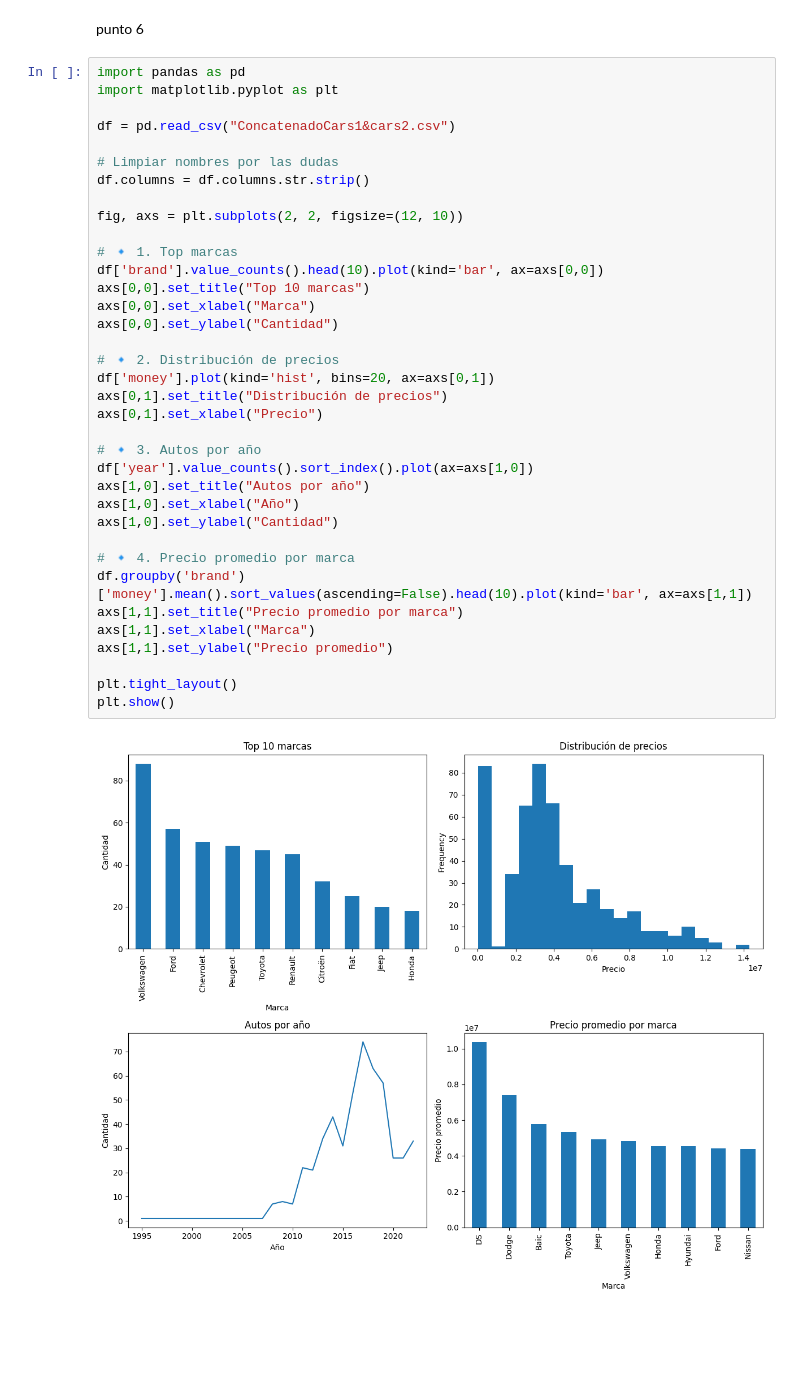
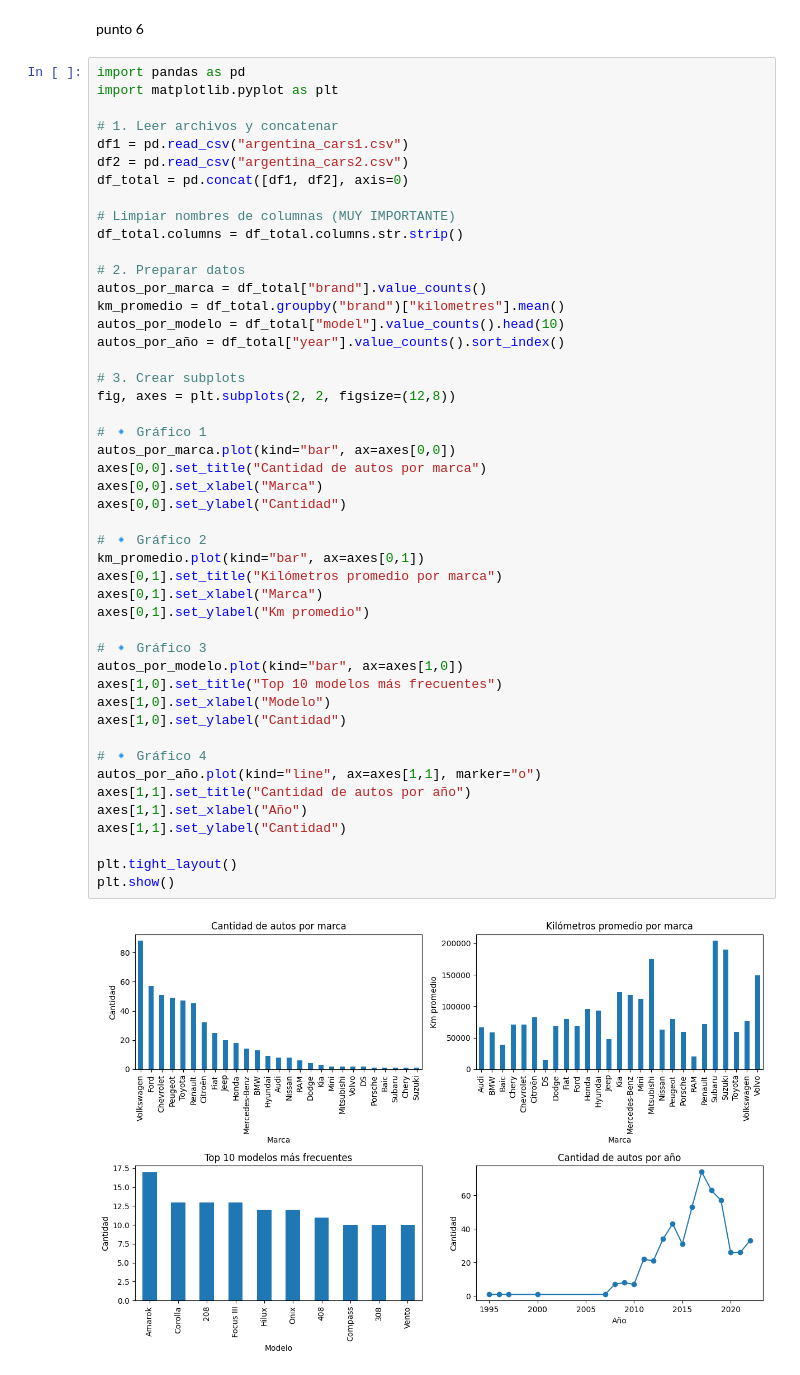
Before and after one commit to juangalletti/Tp4-ProgramacionII, a Jupyter notebook: Tp4-teoria/p1.ipynb, the cells around one changed output. Cells and saved outputs as stored; diff of their text form; blank space fills up the shorter version.

```diff
--- a/Tp4-teoria/p1.ipynb
+++ b/Tp4-teoria/p1.ipynb
@@ -197,38 +195,49 @@ punto 6
 # %%
 import pandas as pd
 import matplotlib.pyplot as plt
 
-df = pd.read_csv("ConcatenadoCars1&cars2.csv")
+# 1. Leer archivos y concatenar
+df1 = pd.read_csv("argentina_cars1.csv")
+df2 = pd.read_csv("argentina_cars2.csv")
+df_total = pd.concat([df1, df2], axis=0)
 
-# Limpiar nombres por las dudas
-df.columns = df.columns.str.strip()
+# Limpiar nombres de columnas (MUY IMPORTANTE)
+df_total.columns = df_total.columns.str.strip()
 
-fig, axs = plt.subplots(2, 2, figsize=(12, 10))
+# 2. Preparar datos
+autos_por_marca = df_total["brand"].value_counts()
+km_promedio = df_total.groupby("brand")["kilometres"].mean()
+autos_por_modelo = df_total["model"].value_counts().head(10)
+autos_por_año = df_total["year"].value_counts().sort_index()
 
-# 🔹 1. Top marcas
-df['brand'].value_counts().head(10).plot(kind='bar', ax=axs[0,0])
-axs[0,0].set_title("Top 10 marcas")
-axs[0,0].set_xlabel("Marca")
-axs[0,0].set_ylabel("Cantidad")
+# 3. Crear subplots
+fig, axes = plt.subplots(2, 2, figsize=(12,8))
 
-# 🔹 2. Distribución de precios
-df['money'].plot(kind='hist', bins=20, ax=axs[0,1])
-axs[0,1].set_title("Distribución de precios")
-axs[0,1].set_xlabel("Precio")
+# 🔹 Gráfico 1
+autos_por_marca.plot(kind="bar", ax=axes[0,0])
+axes[0,0].set_title("Cantidad de autos por marca")
+axes[0,0].set_xlabel("Marca")
+axes[0,0].set_ylabel("Cantidad")
 
-# 🔹 3. Autos por año
-df['year'].value_counts().sort_index().plot(ax=axs[1,0])
-axs[1,0].set_title("Autos por año")
-axs[1,0].set_xlabel("Año")
-axs[1,0].set_ylabel("Cantidad")
+# 🔹 Gráfico 2
+km_promedio.plot(kind="bar", ax=axes[0,1])
+axes[0,1].set_title("Kilómetros promedio por marca")
+axes[0,1].set_xlabel("Marca")
+axes[0,1].set_ylabel("Km promedio")
 
-# 🔹 4. Precio promedio por marca
-df.groupby('brand')['money'].mean().sort_values(ascending=False).head(10).plot(kind='bar', ax=axs[1,1])
-axs[1,1].set_title("Precio promedio por marca")
-axs[1,1].set_xlabel("Marca")
-axs[1,1].set_ylabel("Precio promedio")
+# 🔹 Gráfico 3
+autos_por_modelo.plot(kind="bar", ax=axes[1,0])
+axes[1,0].set_title("Top 10 modelos más frecuentes")
+axes[1,0].set_xlabel("Modelo")
+axes[1,0].set_ylabel("Cantidad")
+
+# 🔹 Gráfico 4
+autos_por_año.plot(kind="line", ax=axes[1,1], marker="o")
+axes[1,1].set_title("Cantidad de autos por año")
+axes[1,1].set_xlabel("Año")
+axes[1,1].set_ylabel("Cantidad")
 
 plt.tight_layout()
 plt.show()
 # %% [output]
-[figure, old version]
+[figure, new version]
```
Also changed, not shown: parts of 1 cell of this notebook.
